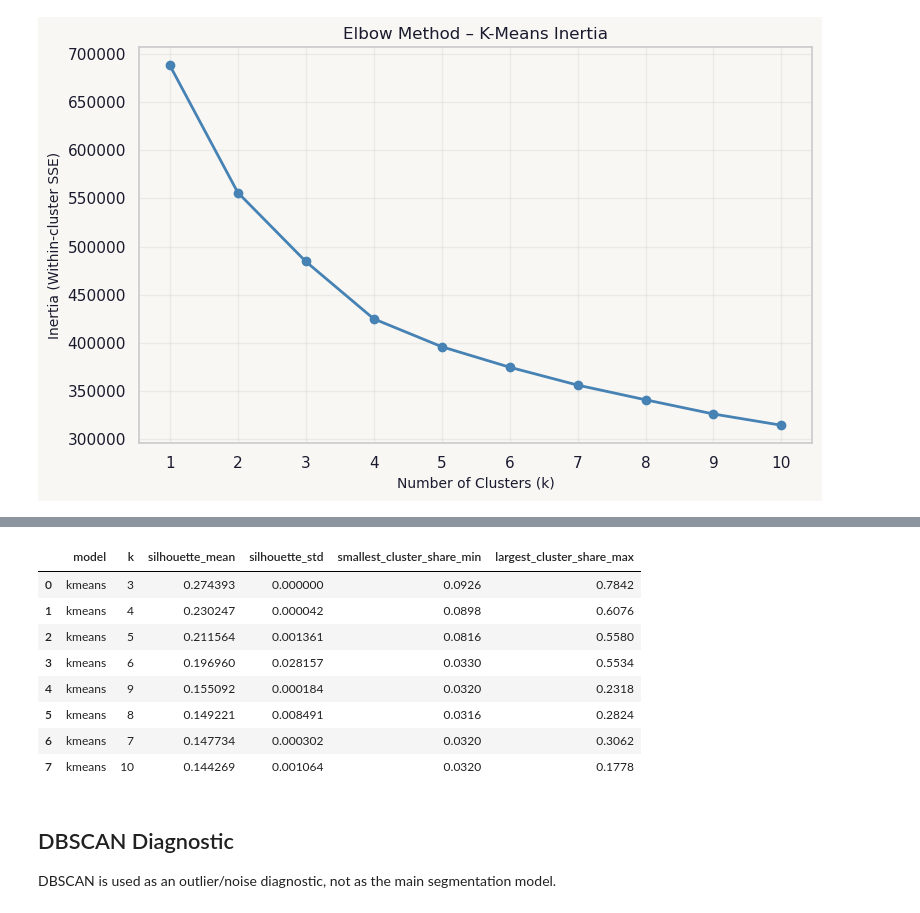
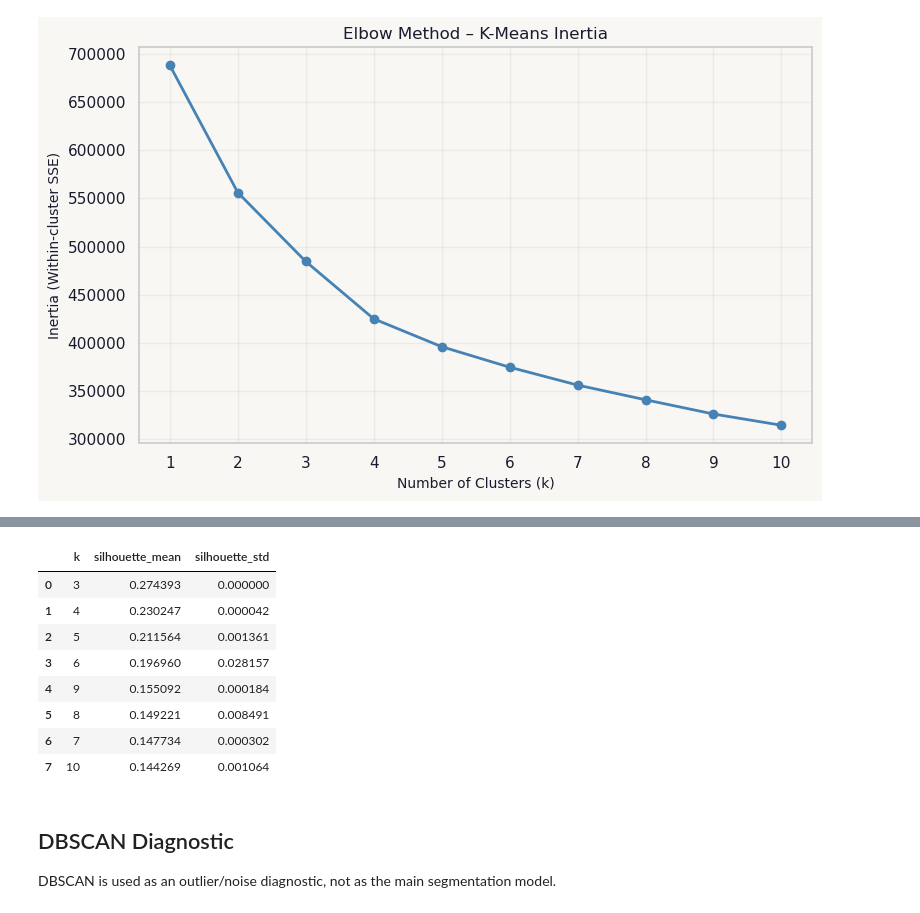
Before and after one commit to lucasvcasimiro-byte/customer_info_ml, a Jupyter notebook: notebooks/nb_2.ipynb, the cells around one changed output, grey strips where cells are left out. Saved outputs shown, nothing was run; the diff lists cells and outputs as text; code cells hidden in the pictures.

```diff
--- a/notebooks/nb_2.ipynb
+++ b/notebooks/nb_2.ipynb
@@ -39,7 +42,8 @@ from functions.clustering import (
 # %% [markdown]
 ## Load Preprocessed Features
 # %%
-customer_info, customer_basket = load_raw_data()
+customer_info = pd.read_csv('data/customer_info.csv')
+customer_basket = pd.read_csv('data/customer_basket.csv')
 customer_features = preprocessing(customer_info)
 customer_scaled, scaler = scale_features(customer_features)
 
@@ -107,23 +95,18 @@ plot_metric_comparison(model_results)
 # %%
-kmeans_stability = compare_kmeans_stability(
-    customer_scaled,
-    FEATURE_COLS,
-    k_range=range(3, 11),
-    seeds=range(5),
-    sample_size=5000,
-)
+kmeans_stability = compare_kmeans_stability(customer_scaled, FEATURE_COLS, k_range=range(3, 11),
+                                            seeds=range(5))
 
 display(kmeans_stability)
 # %% [output]
-|  | model | k | silhouette_mean | silhouette_std | smallest_cluster_share_min | largest_cluster_share_max |
-| 0 | kmeans | 3 | 0.274393 | 0.000000 | 0.0926 | 0.7842 |
-| 1 | kmeans | 4 | 0.230247 | 0.000042 | 0.0898 | 0.6076 |
-| 2 | kmeans | 5 | 0.211564 | 0.001361 | 0.0816 | 0.5580 |
-| 3 | kmeans | 6 | 0.196960 | 0.028157 | 0.0330 | 0.5534 |
-| 4 | kmeans | 9 | 0.155092 | 0.000184 | 0.0320 | 0.2318 |
-| 5 | kmeans | 8 | 0.149221 | 0.008491 | 0.0316 | 0.2824 |
-| 6 | kmeans | 7 | 0.147734 | 0.000302 | 0.0320 | 0.3062 |
-| 7 | kmeans | 10 | 0.144269 | 0.001064 | 0.0320 | 0.1778 |
+|  | k | silhouette_mean | silhouette_std |
+| 0 | 3 | 0.274393 | 0.000000 |
+| 1 | 4 | 0.230247 | 0.000042 |
+| 2 | 5 | 0.211564 | 0.001361 |
+| 3 | 6 | 0.196960 | 0.028157 |
+| 4 | 9 | 0.155092 | 0.000184 |
+| 5 | 8 | 0.149221 | 0.008491 |
+| 6 | 7 | 0.147734 | 0.000302 |
+| 7 | 10 | 0.144269 | 0.001064 |
 # %% [markdown]
 ## DBSCAN Diagnostic
 
```
Also changed, not shown: parts of 9 cells of this notebook, 3 other files.
